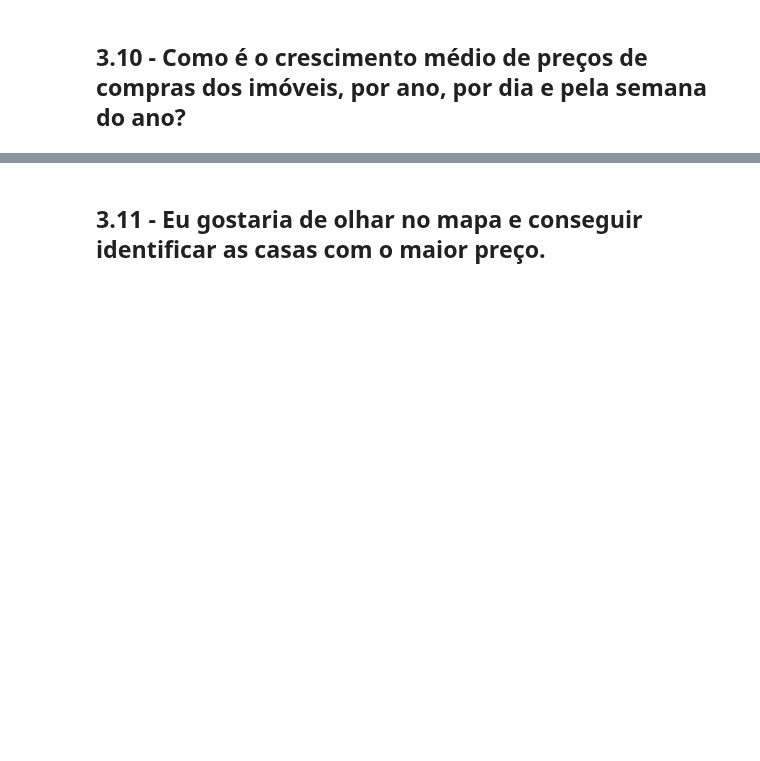
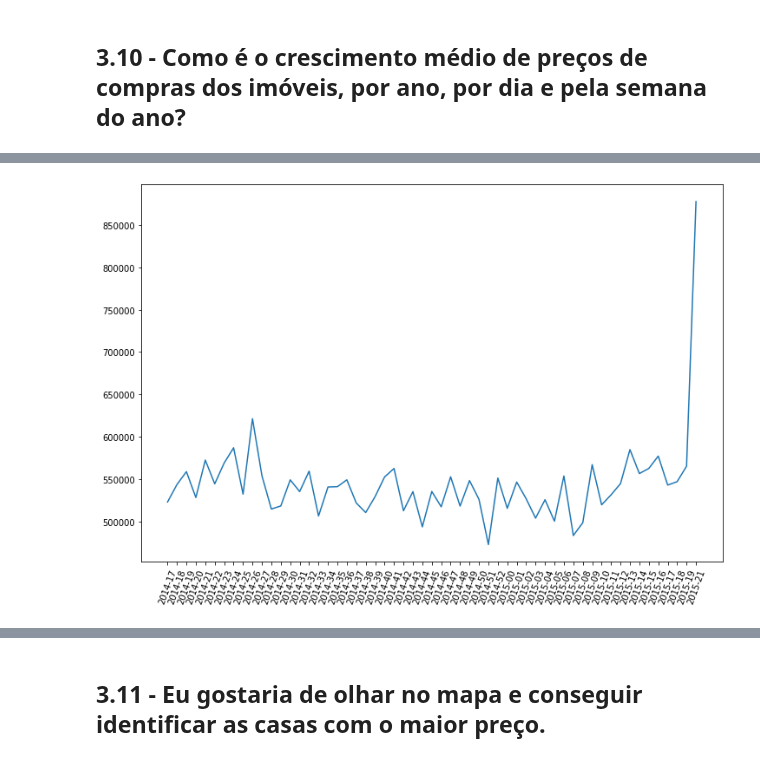
Before and after one commit to AyrtonCossuol/boston-test-dataset-analysis, a Jupyter notebook: house-sales-king-county-USA/first_analyzes.ipynb, the cells around one changed output, grey strips where cells are left out. Saved outputs shown, nothing was run; the diff lists cells and outputs as text; code cells hidden in the pictures; blank space fills up the shorter version.

```diff
--- a/house-sales-king-county-USA/first_analyzes.ipynb
+++ b/house-sales-king-county-USA/first_analyzes.ipynb
@@ -81,0 +270,6 @@ Para 33 quartos, existem 1 imóveis
+# %%
+# Fazendo a criação de uma nova feature year
+data['year_week'] = pd.to_datetime(data['date']).dt.strftime('%Y-%U')
+
+by_week_year = data[['price', 'year_week']].groupby('year_week').mean().reset_index()
+by_week_year
@@ -81,0 +294,7 @@ Para 33 quartos, existem 1 imóveis
+# %%
+plt.figure(figsize=(12, 8))
+plt.plot(by_week_year['year_week'], by_week_year['price'])
+plt.xticks(rotation=70)
+plt.show()
+# %% [output]
+[figure, added]
```
Also changed, not shown: parts of 18 cells of this notebook.
